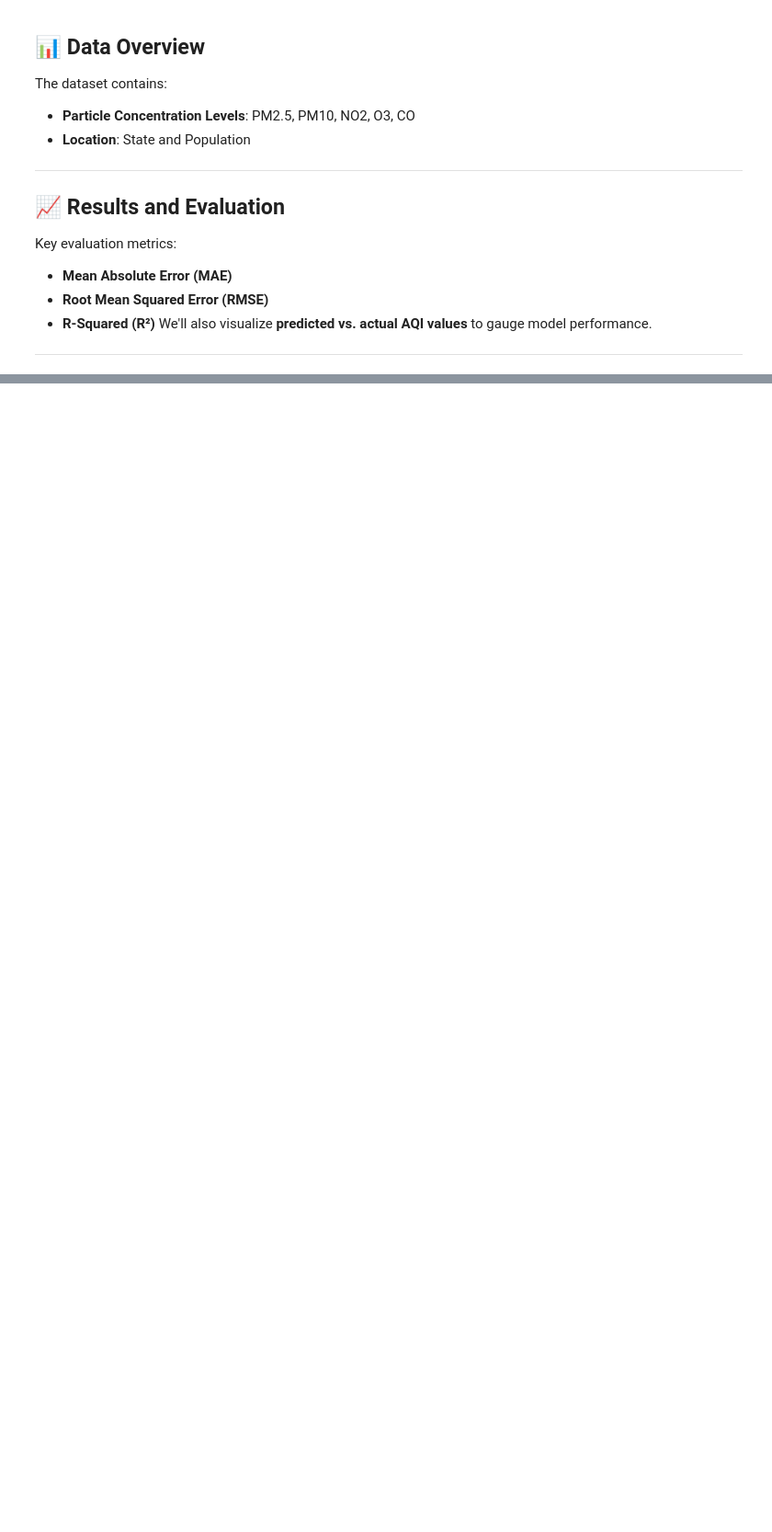
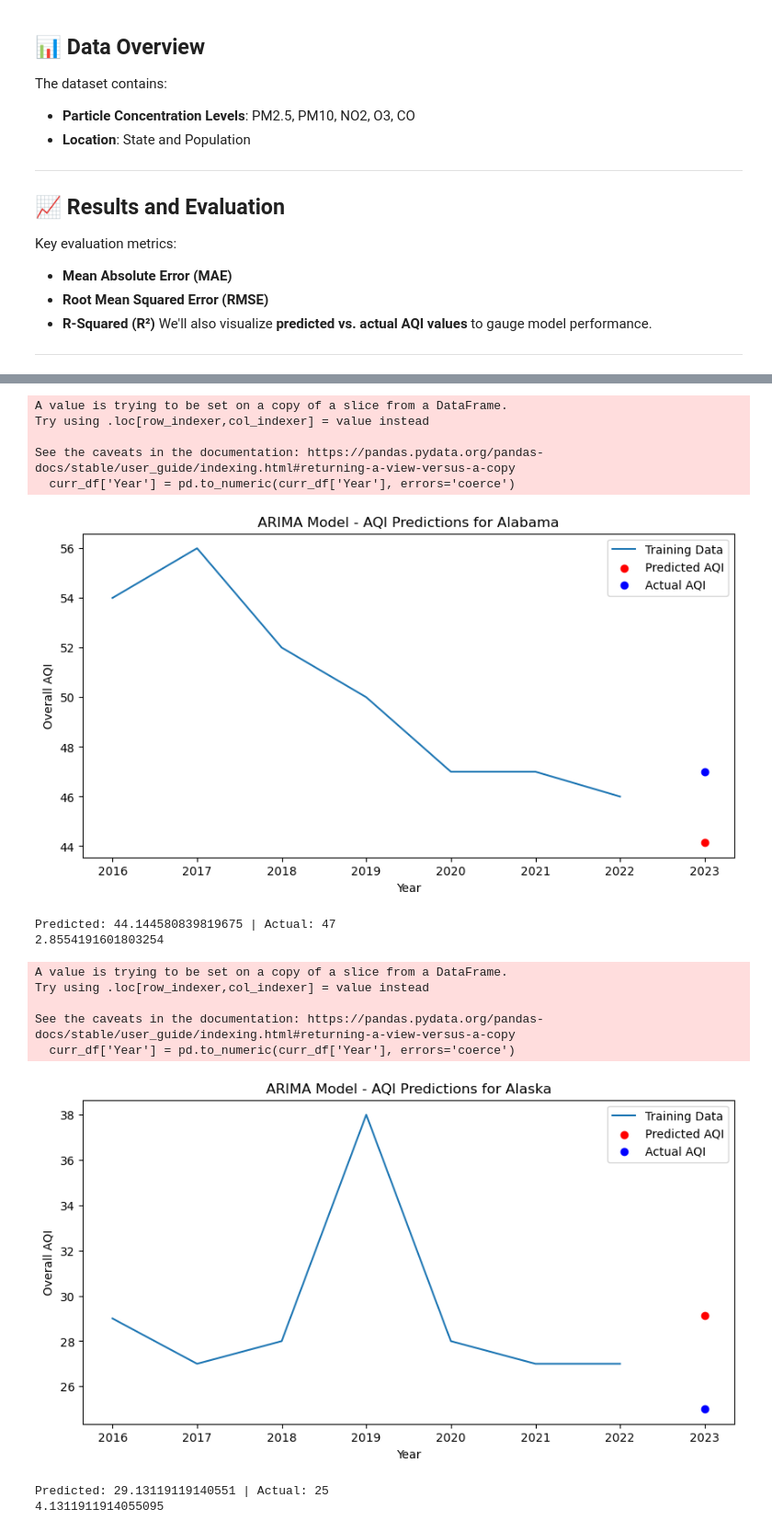
Before and after one commit to Rahib-Khan/Air_Quality_Predictor, a Jupyter notebook: src/data-model.ipynb, the cells around one changed output, grey strips where cells are left out. Shown at 92% size. Cells and saved outputs as stored; diff of their text form; code cells hidden in the pictures; blank space fills up the shorter version.

```diff
--- a/src/data-model.ipynb
+++ b/src/data-model.ipynb
@@ -133,13 +92,0 @@ ax.axhline(y=df['Overall AQI'].mean(), color='red',  label='Mean Overall AQI')
-# %%
-X = df[['Population','Overall AQI']]
-
-kmeans = KMeans(n_clusters=4, random_state=0)
-df['Cluster'] = kmeans.fit_predict(X)
-
-
-plt.scatter(df['Population'], df['Overall AQI'], c=df['Cluster'], cmap='viridis')
-plt.xlabel('Population')
-plt.ylabel('Overall AQI')
-plt.title('K-Means Clustering of Population and AQI')
-plt.colorbar(label='Cluster')
-plt.show()
@@ -165,0 +176,33 @@ Mean Absolute Error: 4.97092
+# %%
+states = [
+    "Alabama", "Alaska", "Arizona", "Arkansas", "California", "Colorado", "Connecticut",
+    "Delaware", "Florida", "Georgia", "Hawaii", "Idaho", "Illinois",
+    "Indiana", "Iowa", "Kansas", "Kentucky", "Louisiana", "Maryland",
+    "Massachusetts", "Michigan", "Minnesota", "Mississippi", "Missouri", "Montana",
+    "Nebraska", "Nevada", "New Hampshire", "New Jersey", "New Mexico", "New York",
+    "North Carolina", "North Dakota", "Ohio", "Oklahoma", "Oregon", "Pennsylvania",
+    "Rhode Island", "South Carolina", "South Dakota", "Tennessee", "Texas", "Utah",
+    "Vermont", "Virginia", "Washington", "West Virginia", "Wisconsin", "Wyoming"
+]
+# %%
+AQI_diff = []
+for state in states:
+    AQI_diff.append(ARMIA_MODEL(state))
+print(np.mean(AQI_diff))
+# %% [output]
+A value is trying to be set on a copy of a slice from a DataFrame.
+Try using .loc[row_indexer,col_indexer] = value instead
+
+See the caveats in the documentation: https://pandas.pydata.org/pandas-docs/stable/user_guide/indexing.html#returning-a-view-versus-a-copy
+  curr_df['Year'] = pd.to_numeric(curr_df['Year'], errors='coerce')
+[figure, added]
+Predicted: 44.144580839819675 | Actual: 47
+2.8554191601803254
+A value is trying to be set on a copy of a slice from a DataFrame.
+Try using .loc[row_indexer,col_indexer] = value instead
+
+See the caveats in the documentation: https://pandas.pydata.org/pandas-docs/stable/user_guide/indexing.html#returning-a-view-versus-a-copy
+  curr_df['Year'] = pd.to_numeric(curr_df['Year'], errors='coerce')
+[figure, added]
+Predicted: 29.13119119140551 | Actual: 25
+4.1311911914055095
```
Also changed, not shown: parts of 15 cells of this notebook, 3 other files.
